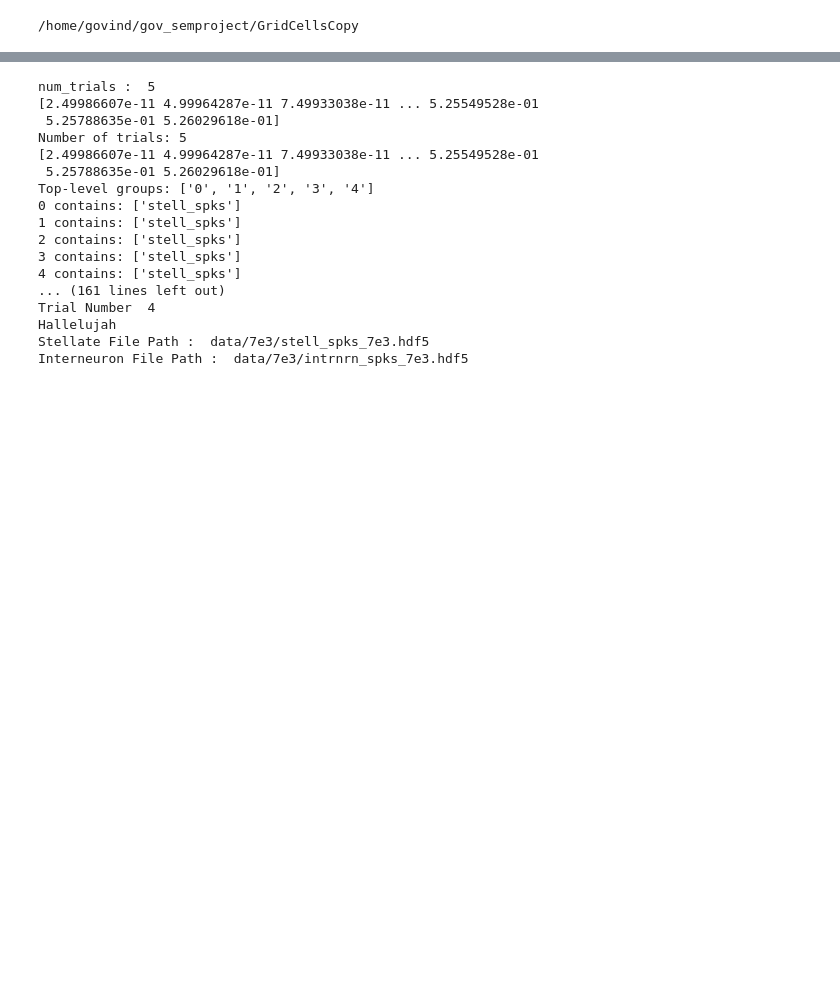
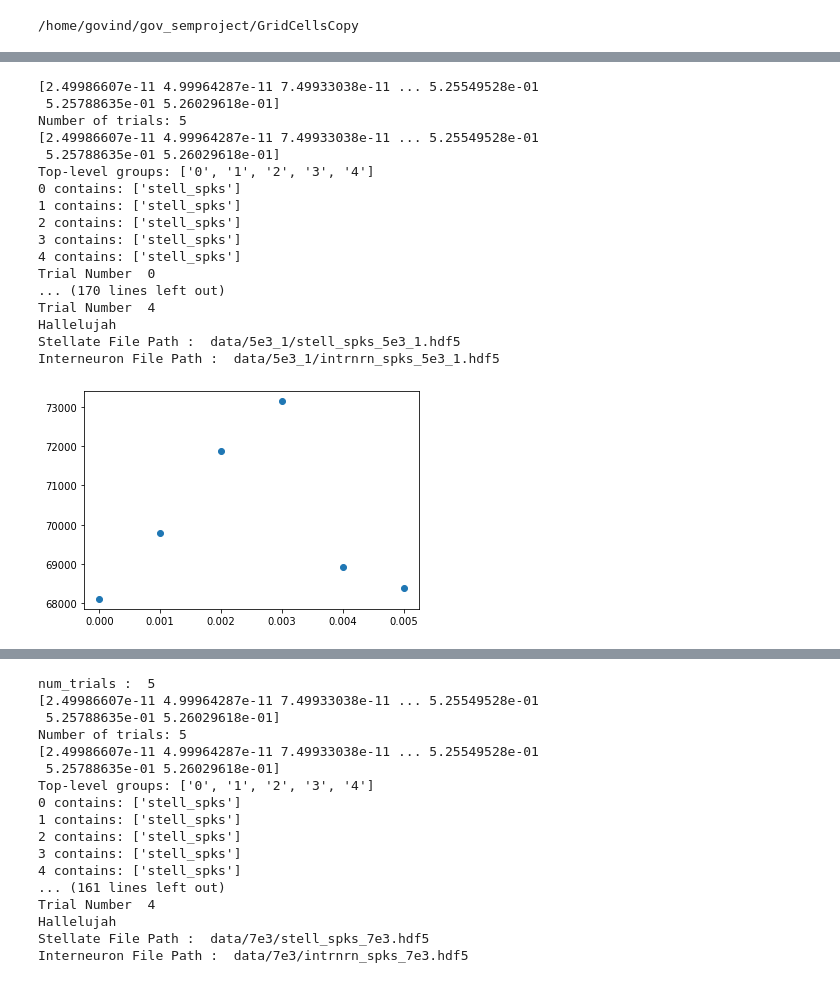
Before and after one commit to tiny-infinity/GridCellsCopy, a Jupyter notebook: analysis/notebooks/real_analysis/ra_!.ipynb, the cells around one changed output, grey strips where cells are left out. Saved outputs shown, nothing was run; the diff lists cells and outputs as text; code cells hidden in the pictures; blank space fills up the shorter version.

Commit message:
Plotted error vs amplitude

```diff
--- a/analysis/notebooks/real_analysis/ra_!.ipynb
+++ b/analysis/notebooks/real_analysis/ra_!.ipynb
@@ -39,0 +45,30 @@ Interneuron File Path :  data/7e3/intrnrn_spks_7e3.hdf5
+# %%
+
+amp_list = [0,1e-3,2e-3,3e-3,4e-3,5e-3]
+sim_id_list = ['control2','1e3_1','2e3_1','3e3_1','4e3_1','5e3_1']
+err_list = []
+
+for id in sim_id_list:
+    err_list.append(g_utils.total_error(id,num_trials=5))
+
+plt.scatter(amp_list,err_list)
+plt.show()
+# %% [output]
+[2.49986607e-11 4.99964287e-11 7.49933038e-11 ... 5.25549528e-01
+ 5.25788635e-01 5.26029618e-01]
+Number of trials: 5
+[2.49986607e-11 4.99964287e-11 7.49933038e-11 ... 5.25549528e-01
+ 5.25788635e-01 5.26029618e-01]
+Top-level groups: ['0', '1', '2', '3', '4']
+0 contains: ['stell_spks']
+1 contains: ['stell_spks']
+2 contains: ['stell_spks']
+3 contains: ['stell_spks']
+4 contains: ['stell_spks']
+Trial Number  0
+... (170 lines left out)
+Trial Number  4
+Hallelujah
+Stellate File Path :  data/5e3_1/stell_spks_5e3_1.hdf5
+Interneuron File Path :  data/5e3_1/intrnrn_spks_5e3_1.hdf5
+[figure, added]
```
Also changed, not shown: parts of 6 cells of this notebook, 11 other files.
